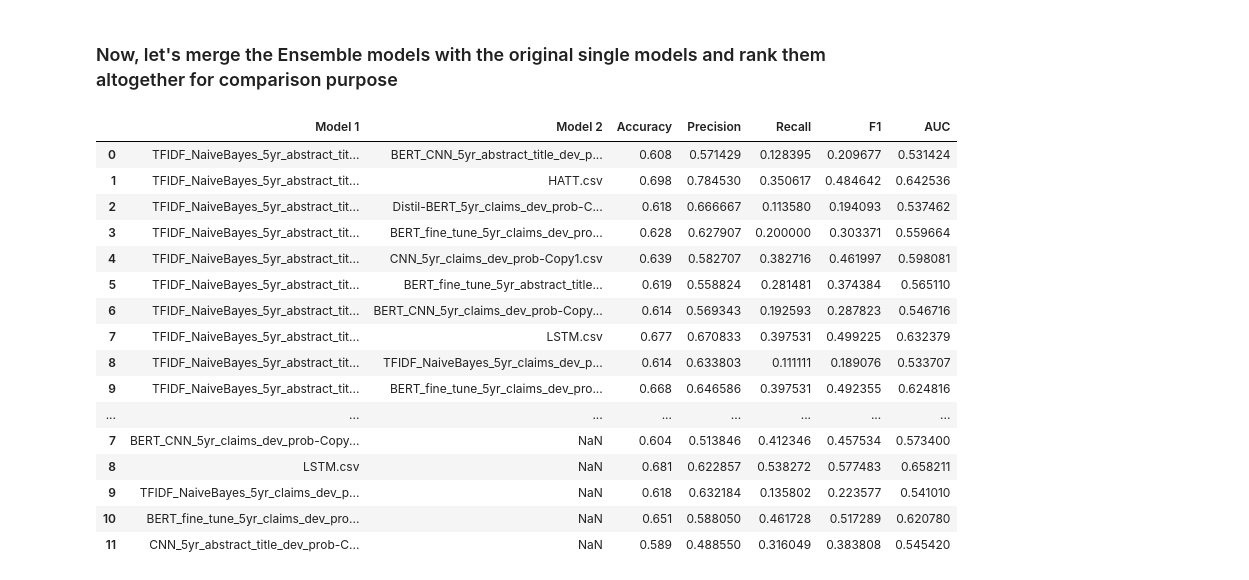
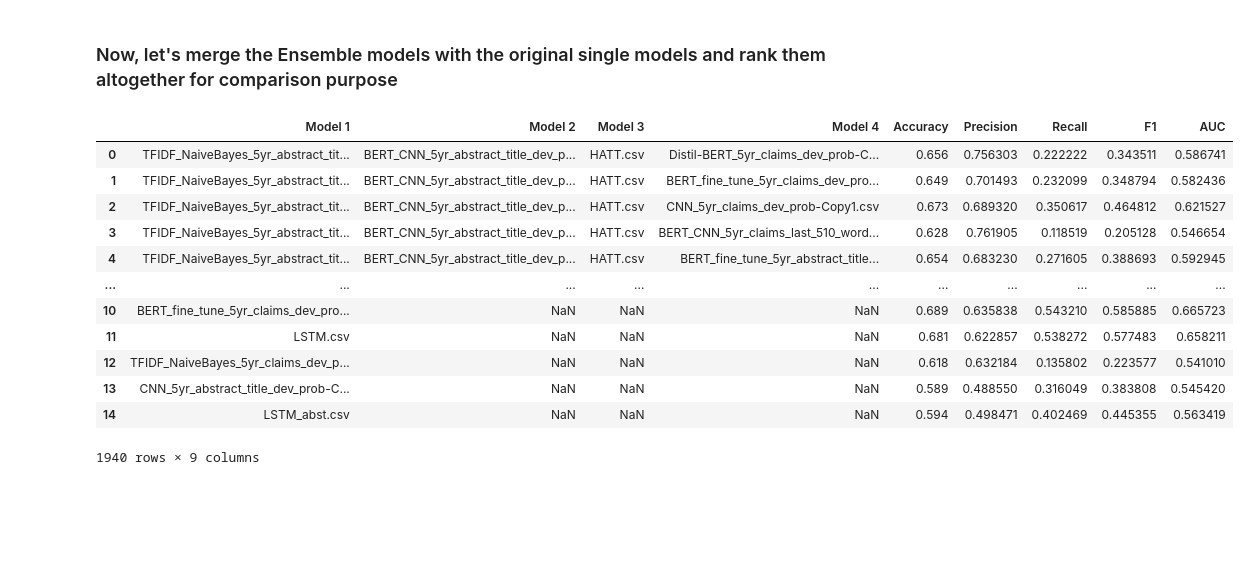
Before and after one commit to nobuyamaguchi/w266_final, a Jupyter notebook: Ensemble Model Selection.ipynb, the cells around one changed output. Drawn from its saved outputs; the diff is of its cells as text; code cells hidden in the pictures; blank space fills up the shorter version.

Commit message:
upload new Ensemble Model Selection notebook and additional prediction output csv

```diff
--- a/Ensemble Model Selection.ipynb
+++ b/Ensemble Model Selection.ipynb
@@ -230,7 +253,8 @@ The strategy of ensemble is to average the predicted probability for both Class
 # %%
+
 # To generate all combinatition of pairs of models
 # https://www.geeksforgeeks.org/itertools-combinations-module-python-print-possible-combinations/
 from itertools import combinations
 
-pair_iterator = list(combinations(file_name, 2))
+pair_iterator_2 = list(combinations(file_name, 2))
 # %%
@@ -264,9 +288,9 @@ pd.set_option('display.max_rows', 100)
 # %%
 # for this purpose, since I need to average two files together, I feel it's easier to use pandas dataframe and use vectorized operation
 
-df_ensemble_compare = pd.DataFrame(columns = ['Model 1', 'Model 2', 'Accuracy', 'Precision', 'Recall','F1','AUC'])
+df_ensemble_compare_2 = pd.DataFrame(columns = ['Model 1', 'Model 2', 'Accuracy', 'Precision', 'Recall','F1','AUC'])
 
-for files in pair_iterator:
+for files in pair_iterator_2:
     temp_pred_result = []
 
 
@@ -280,7 +304,8 @@ for files in pair_iterator:
                             sep=" ")
 
     # average two files
-    df_combine = df_file_1 * 0.5 + df_file_2 * 0.5
+    #df_combine = df_file_1 * 0.5 + df_file_2 * 0.5
+    df_combine = (df_file_1 + df_file_2) / 2
 
     # compute the new predicted output
     for i in df_combine.itertuples():
@@ -296,9 +321,9 @@ for files in pair_iterator:
 
     row_to_add = {'Model 1': clean_filename(files[0]), 'Model 2': clean_filename(files[1]), 'Accuracy': accuracy, 'Precision':precision, 'Recall': recall,'F1': f1,'AUC': auc}
 
-    df_ensemble_compare = df_ensemble_compare.append(row_to_add, ignore_index = True)
+    df_ensemble_compare_2 = df_ensemble_compare_2.append(row_to_add, ignore_index = True)
 
-df_ensemble_compare
+df_ensemble_compare_2
 # %% [output]
 |  | Model 1 | Model 2 | Accuracy | Precision | Recall | F1 | AUC |
 | 0 | TFIDF_NaiveBayes_5yr_abstract_tit... | BERT_CNN_5yr_abstract_title_dev_p... | 0.608 | 0.571429 | 0.128395 | 0.209677 | 0.531424 |
@@ -363,0 +379,7 @@ Rank by Precision
+# %%
+
+# To generate all combinatition of pairs of models
+# https://www.geeksforgeeks.org/itertools-combinations-module-python-print-possible-combinations/
+from itertools import combinations
+
+pair_iterator_3 = list(combinations(file_name, 3))
@@ -363,0 +505,7 @@ Rank by Precision
+# %%
+
+# To generate all combinatition of pairs of models
+# https://www.geeksforgeeks.org/itertools-combinations-module-python-print-possible-combinations/
+from itertools import combinations
+
+pair_iterator_4 = list(combinations(file_name, 4))
@@ -366,31 +635,27 @@ Rank by Precision
 # %%
 # Create a copy to preserve the original table
 summary_df_copy = summary_df.copy()
 
 # Rename the column name to align both tables
 summary_df_copy = summary_df_copy.rename(columns={"Model": "Model 1"})
 
 # Concatenate both tables (this merge based on the column header)
-df_all = pd.concat([df_ensemble_compare, summary_df_copy])
+df_all = pd.concat([df_ensemble_compare_4, df_ensemble_compare_3, df_ensemble_compare_2 , summary_df_copy])
 df_all
 # %% [output]
-|  | Model 1 | Model 2 | Accuracy | Precision | Recall | F1 | AUC |
-| 0 | TFIDF_NaiveBayes_5yr_abstract_tit... | BERT_CNN_5yr_abstract_title_dev_p... | 0.608 | 0.571429 | 0.128395 | 0.209677 | 0.531424 |
-| 1 | TFIDF_NaiveBayes_5yr_abstract_tit... | HATT.csv | 0.698 | 0.784530 | 0.350617 | 0.484642 | 0.642536 |
-| 2 | TFIDF_NaiveBayes_5yr_abstract_tit... | Distil-BERT_5yr_claims_dev_prob-C... | 0.618 | 0.666667 | 0.113580 | 0.194093 | 0.537462 |
-| 3 | TFIDF_NaiveBayes_5yr_abstract_tit... | BERT_fine_tune_5yr_claims_dev_pro... | 0.628 | 0.627907 | 0.200000 | 0.303371 | 0.559664 |
-| 4 | TFIDF_NaiveBayes_5yr_abstract_tit... | CNN_5yr_claims_dev_prob-Copy1.csv | 0.639 | 0.582707 | 0.382716 | 0.461997 | 0.598081 |
-| 5 | TFIDF_NaiveBayes_5yr_abstract_tit... | BERT_fine_tune_5yr_abstract_title... | 0.619 | 0.558824 | 0.281481 | 0.374384 | 0.565110 |
-| 6 | TFIDF_NaiveBayes_5yr_abstract_tit... | BERT_CNN_5yr_claims_dev_prob-Copy... | 0.614 | 0.569343 | 0.192593 | 0.287823 | 0.546716 |
-| 7 | TFIDF_NaiveBayes_5yr_abstract_tit... | LSTM.csv | 0.677 | 0.670833 | 0.397531 | 0.499225 | 0.632379 |
-| 8 | TFIDF_NaiveBayes_5yr_abstract_tit... | TFIDF_NaiveBayes_5yr_claims_dev_p... | 0.614 | 0.633803 | 0.111111 | 0.189076 | 0.533707 |
-| 9 | TFIDF_NaiveBayes_5yr_abstract_tit... | BERT_fine_tune_5yr_claims_dev_pro... | 0.668 | 0.646586 | 0.397531 | 0.492355 | 0.624816 |
-| ... | ... | ... | ... | ... | ... | ... | ... |
-| 7 | BERT_CNN_5yr_claims_dev_prob-Copy... | NaN | 0.604 | 0.513846 | 0.412346 | 0.457534 | 0.573400 |
-| 8 | LSTM.csv | NaN | 0.681 | 0.622857 | 0.538272 | 0.577483 | 0.658211 |
-| 9 | TFIDF_NaiveBayes_5yr_claims_dev_p... | NaN | 0.618 | 0.632184 | 0.135802 | 0.223577 | 0.541010 |
-| 10 | BERT_fine_tune_5yr_claims_dev_pro... | NaN | 0.651 | 0.588050 | 0.461728 | 0.517289 | 0.620780 |
-| 11 | CNN_5yr_abstract_title_dev_prob-C... | NaN | 0.589 | 0.488550 | 0.316049 | 0.383808 | 0.545420 |
+|  | Model 1 | Model 2 | Model 3 | Model 4 | Accuracy | Precision | Recall | F1 | AUC |
+| 0 | TFIDF_NaiveBayes_5yr_abstract_tit... | BERT_CNN_5yr_abstract_title_dev_p... | HATT.csv | Distil-BERT_5yr_claims_dev_prob-C... | 0.656 | 0.756303 | 0.222222 | 0.343511 | 0.586741 |
+| 1 | TFIDF_NaiveBayes_5yr_abstract_tit... | BERT_CNN_5yr_abstract_title_dev_p... | HATT.csv | BERT_fine_tune_5yr_claims_dev_pro... | 0.649 | 0.701493 | 0.232099 | 0.348794 | 0.582436 |
+| 2 | TFIDF_NaiveBayes_5yr_abstract_tit... | BERT_CNN_5yr_abstract_title_dev_p... | HATT.csv | CNN_5yr_claims_dev_prob-Copy1.csv | 0.673 | 0.689320 | 0.350617 | 0.464812 | 0.621527 |
+| 3 | TFIDF_NaiveBayes_5yr_abstract_tit... | BERT_CNN_5yr_abstract_title_dev_p... | HATT.csv | BERT_CNN_5yr_claims_last_510_word... | 0.628 | 0.761905 | 0.118519 | 0.205128 | 0.546654 |
+| 4 | TFIDF_NaiveBayes_5yr_abstract_tit... | BERT_CNN_5yr_abstract_title_dev_p... | HATT.csv | BERT_fine_tune_5yr_abstract_title... | 0.654 | 0.683230 | 0.271605 | 0.388693 | 0.592945 |
+| ... | ... | ... | ... | ... | ... | ... | ... | ... | ... |
+| 10 | BERT_fine_tune_5yr_claims_dev_pro... | NaN | NaN | NaN | 0.689 | 0.635838 | 0.543210 | 0.585885 | 0.665723 |
+| 11 | LSTM.csv | NaN | NaN | NaN | 0.681 | 0.622857 | 0.538272 | 0.577483 | 0.658211 |
+| 12 | TFIDF_NaiveBayes_5yr_claims_dev_p... | NaN | NaN | NaN | 0.618 | 0.632184 | 0.135802 | 0.223577 | 0.541010 |
+| 13 | CNN_5yr_abstract_title_dev_prob-C... | NaN | NaN | NaN | 0.589 | 0.488550 | 0.316049 | 0.383808 | 0.545420 |
+| 14 | LSTM_abst.csv | NaN | NaN | NaN | 0.594 | 0.498471 | 0.402469 | 0.445355 | 0.563419 |
+1940 rows × 9 columns
 # %%
 # Now we can sort/rank them again
 print("Rank by Accuracy")
```
Also changed, not shown: parts of 27 cells of this notebook, 3 other files.
